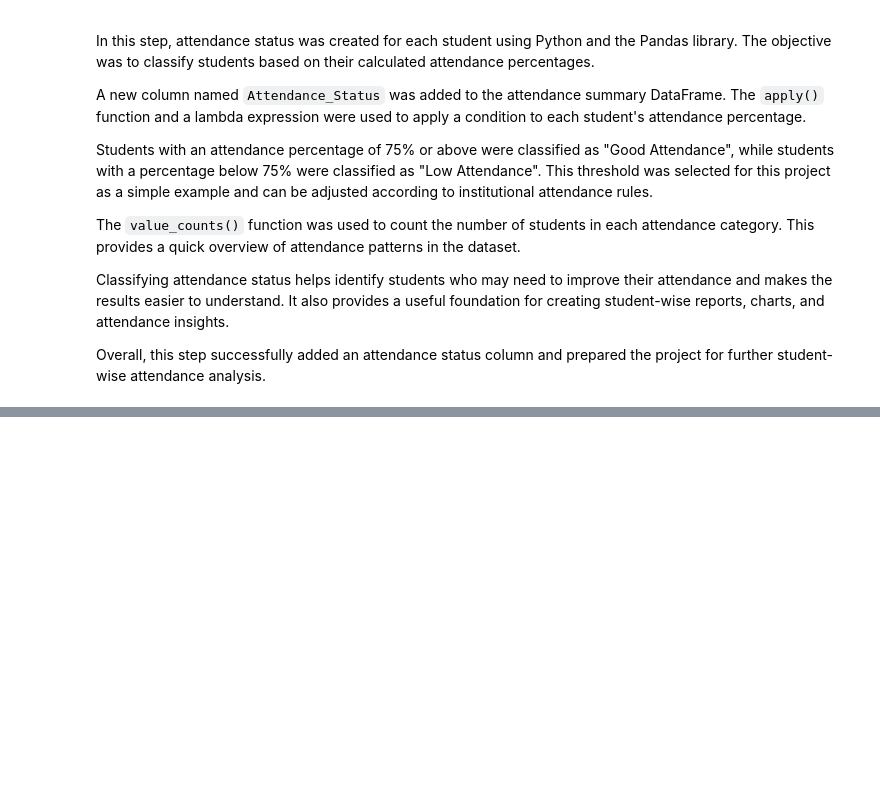
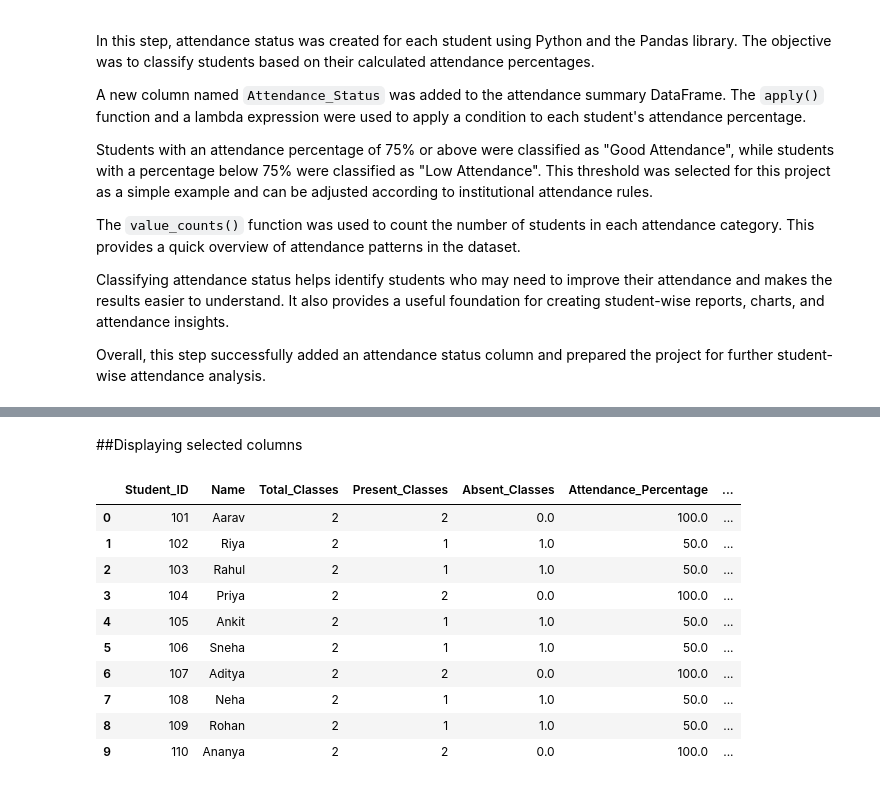
Before and after one commit to puja-200627/YBI_INTERNSHIP_PROJECTS, a Jupyter notebook: STUDENT_ATTENDANCE_MANAGEMENT_SYSTEM.ipynb, the cells around one changed output, grey strips where cells are left out. Cells and saved outputs as stored; diff of their text form; code cells hidden in the pictures; blank space fills up the shorter version.

```diff
--- a/STUDENT_ATTENDANCE_MANAGEMENT_SYSTEM.ipynb
+++ b/STUDENT_ATTENDANCE_MANAGEMENT_SYSTEM.ipynb
@@ -1635,0 +1774,22 @@ Overall, this step successfully added an attendance status column and prepared t
+# %% [markdown]
+##Displaying selected columns
+# %%
+display(
+    student_wise_report[
+        ["Student_ID", "Name", "Total_Classes",
+         "Present_Classes", "Absent_Classes",
+         "Attendance_Percentage", "Attendance_Status"]
+    ]
+)
+# %% [output]
+|  | Student_ID | Name | Total_Classes | Present_Classes | Absent_Classes | Attendance_Percentage | ... |
+| 0 | 101 | Aarav | 2 | 2 | 0.0 | 100.0 | ... |
+| 1 | 102 | Riya | 2 | 1 | 1.0 | 50.0 | ... |
+| 2 | 103 | Rahul | 2 | 1 | 1.0 | 50.0 | ... |
+| 3 | 104 | Priya | 2 | 2 | 0.0 | 100.0 | ... |
+| 4 | 105 | Ankit | 2 | 1 | 1.0 | 50.0 | ... |
+| 5 | 106 | Sneha | 2 | 1 | 1.0 | 50.0 | ... |
+| 6 | 107 | Aditya | 2 | 2 | 0.0 | 100.0 | ... |
+| 7 | 108 | Neha | 2 | 1 | 1.0 | 50.0 | ... |
+| 8 | 109 | Rohan | 2 | 1 | 1.0 | 50.0 | ... |
+| 9 | 110 | Ananya | 2 | 2 | 0.0 | 100.0 | ... |
```
Also changed, not shown: parts of 6 cells of this notebook.
